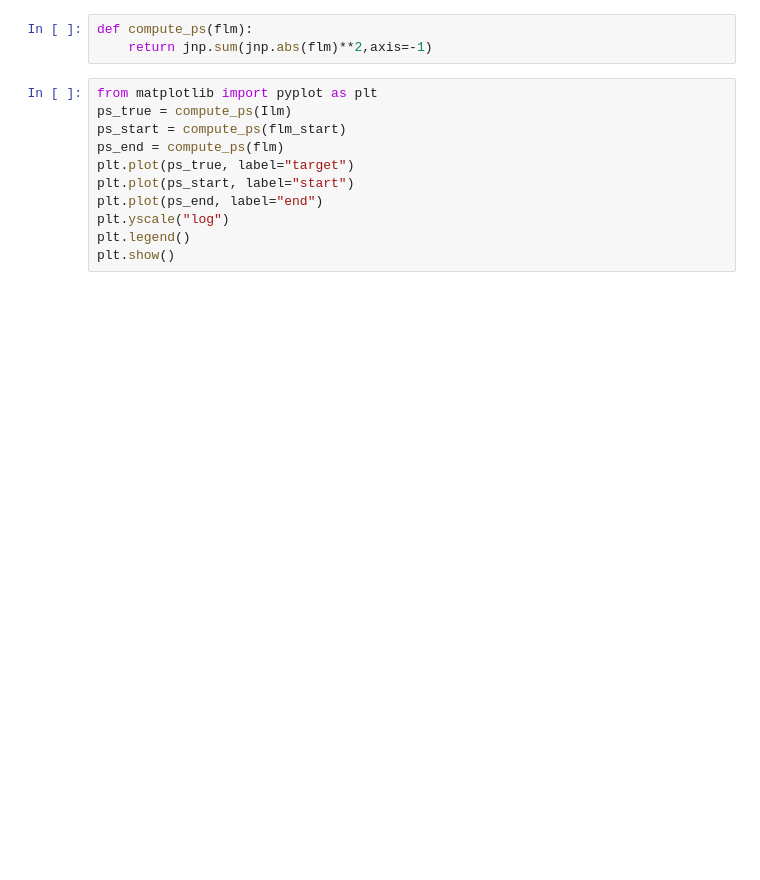
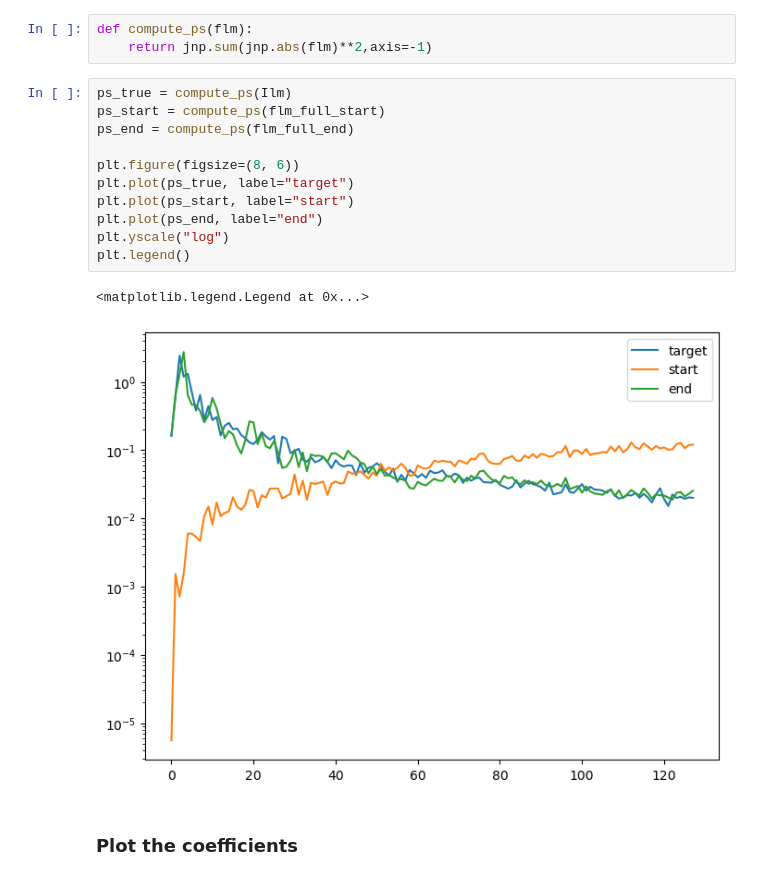
Before and after one commit to mousset/scatcovJAX, a Jupyter notebook: Notebooks/Run_synthesis.ipynb, the cells around one changed output. Drawn from its saved outputs; the diff is of its cells as text; blank space fills up the shorter version.

```diff
--- a/Notebooks/Run_synthesis.ipynb
+++ b/Notebooks/Run_synthesis.ipynb
@@ -169,13 +210,18 @@ plt.show()
 def compute_ps(flm):
     return jnp.sum(jnp.abs(flm)**2,axis=-1)
 # %%
-from matplotlib import pyplot as plt
 ps_true = compute_ps(Ilm)
-ps_start = compute_ps(flm_start)
-ps_end = compute_ps(flm)
+ps_start = compute_ps(flm_full_start)
+ps_end = compute_ps(flm_full_end)
+
+plt.figure(figsize=(8, 6))
 plt.plot(ps_true, label="target")
 plt.plot(ps_start, label="start")
 plt.plot(ps_end, label="end")
 plt.yscale("log")
 plt.legend()
-plt.show()
+# %% [output]
+<matplotlib.legend.Legend at 0x...>
+[figure, added]
+# %% [markdown]
+### Plot the coefficients
```
Also changed, not shown: parts of 20 cells of this notebook.
